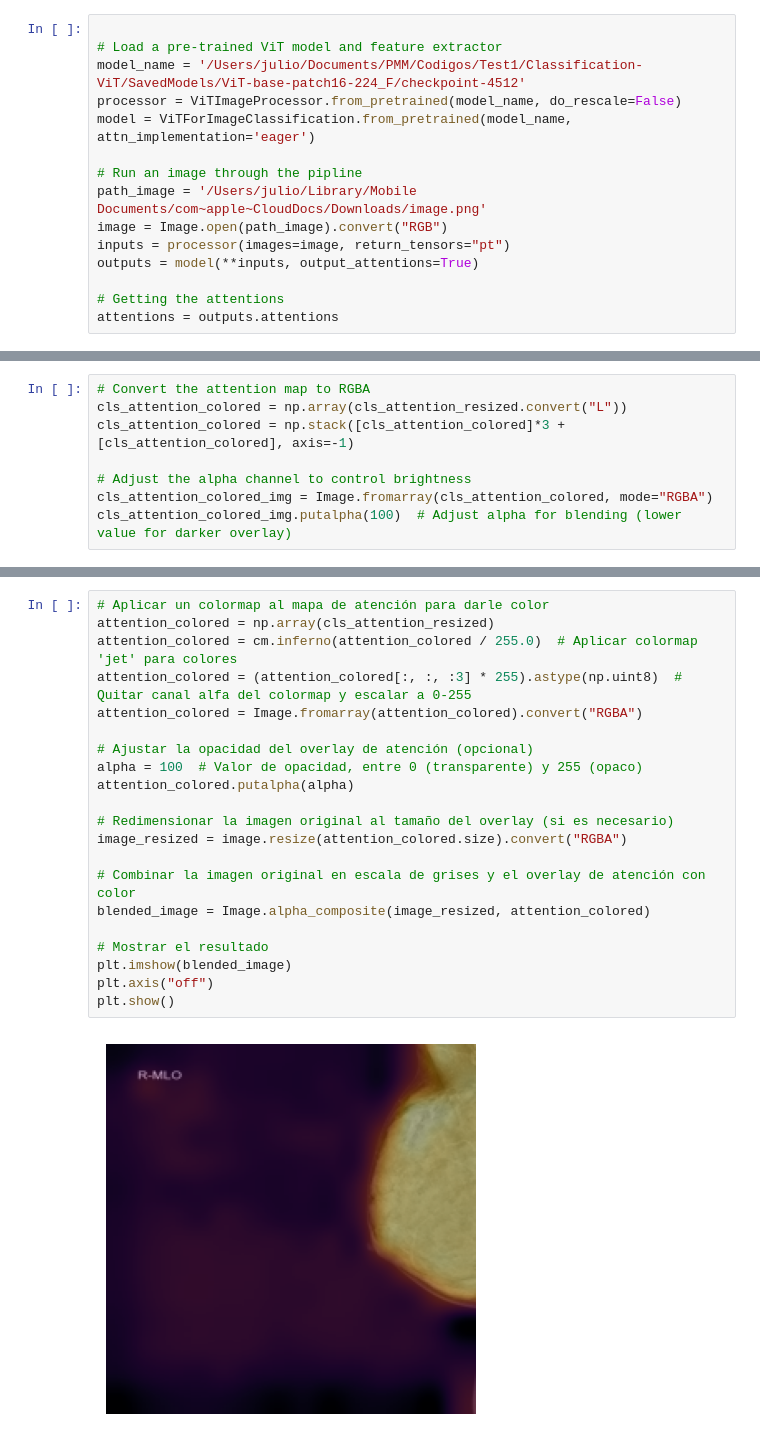
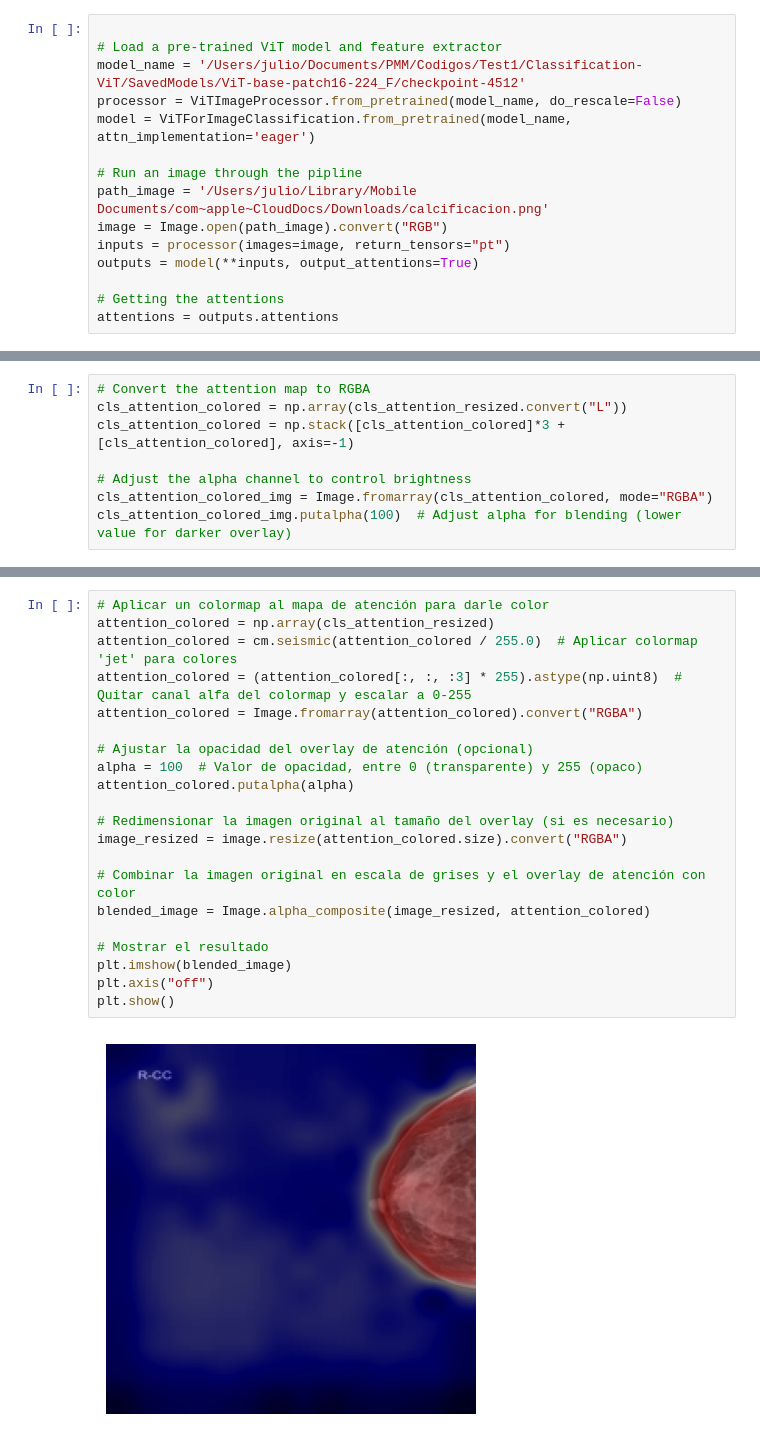
Before and after one commit to Julio-MS/pmm-falp, a Jupyter notebook: Classification-ViT/Demo/Attention_map.ipynb, the cells around one changed output, grey strips where cells are left out. Saved outputs shown, nothing was run; the diff lists cells and outputs as text.

```diff
--- a/Classification-ViT/Demo/Attention_map.ipynb
+++ b/Classification-ViT/Demo/Attention_map.ipynb
@@ -13,7 +13,7 @@ processor = ViTImageProcessor.from_pretrained(model_name, do_rescale=False)
 model = ViTForImageClassification.from_pretrained(model_name, attn_implementation='eager')
 
 # Run an image through the pipline
-path_image = '/Users/julio/Library/Mobile Documents/com~apple~CloudDocs/Downloads/image.png'
+path_image = '/Users/julio/Library/Mobile Documents/com~apple~CloudDocs/Downloads/calcificacion.png'
 image = Image.open(path_image).convert("RGB")
 inputs = processor(images=image, return_tensors="pt")
 outputs = model(**inputs, output_attentions=True)
@@ -96,26 +90,26 @@ plt.imshow(cls_attention_colored_img)
 # %%
 # Aplicar un colormap al mapa de atención para darle color
 attention_colored = np.array(cls_attention_resized)
-attention_colored = cm.inferno(attention_colored / 255.0)  # Aplicar colormap 'jet' para colores
+attention_colored = cm.seismic(attention_colored / 255.0)  # Aplicar colormap 'jet' para colores
 attention_colored = (attention_colored[:, :, :3] * 255).astype(np.uint8)  # Quitar canal alfa del colormap y escalar a 0-255
 attention_colored = Image.fromarray(attention_colored).convert("RGBA")
 
 # Ajustar la opacidad del overlay de atención (opcional)
 alpha = 100  # Valor de opacidad, entre 0 (transparente) y 255 (opaco)
 attention_colored.putalpha(alpha)
 
 # Redimensionar la imagen original al tamaño del overlay (si es necesario)
 image_resized = image.resize(attention_colored.size).convert("RGBA")
 
 # Combinar la imagen original en escala de grises y el overlay de atención con color
 blended_image = Image.alpha_composite(image_resized, attention_colored)
 
 # Mostrar el resultado
 plt.imshow(blended_image)
 plt.axis("off")
 plt.show()
 # %% [output]
-[figure, old version]
+[figure, new version]
 # %%
 # Combinar la imagen original en escala de grises y el overlay de atención con color
 blended_image = Image.alpha_composite(image_resized, cls_attention_colored_img)
```
Also changed, not shown: parts of 6 cells of this notebook, 2 other files.
